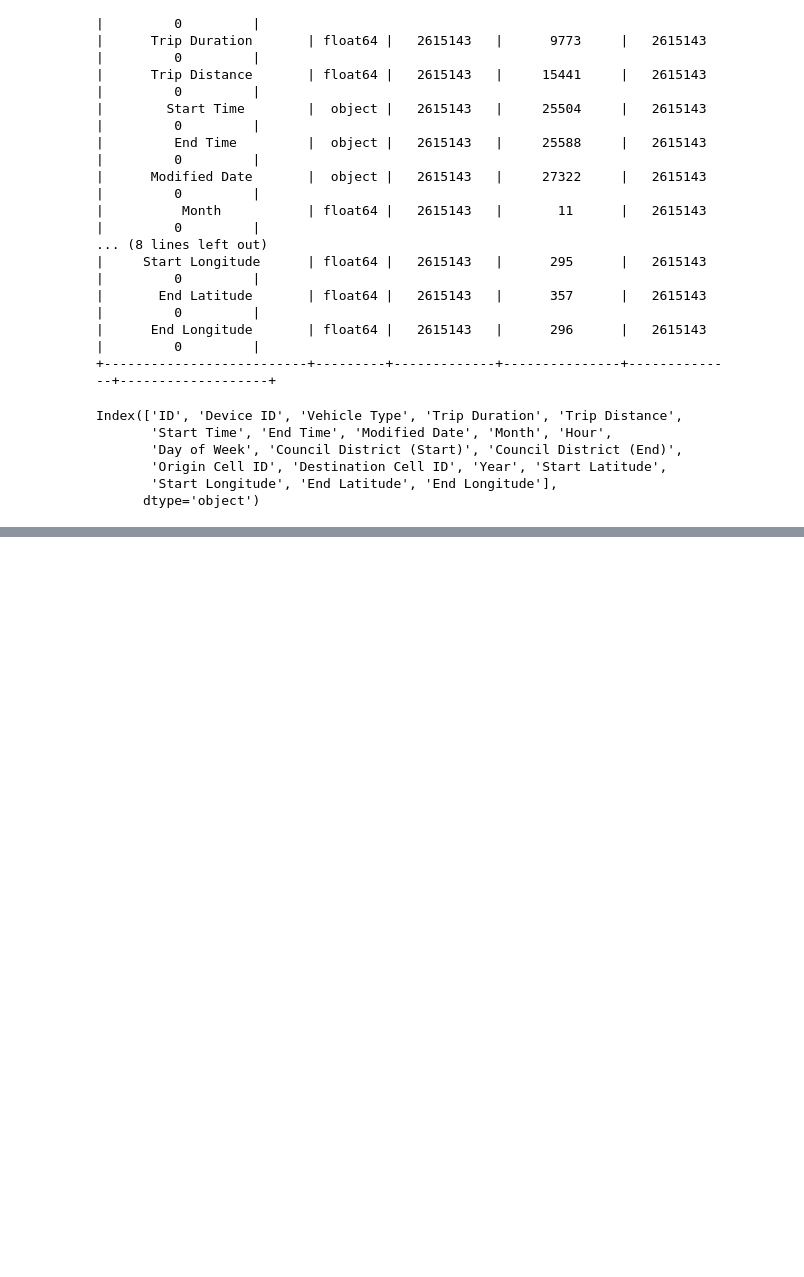
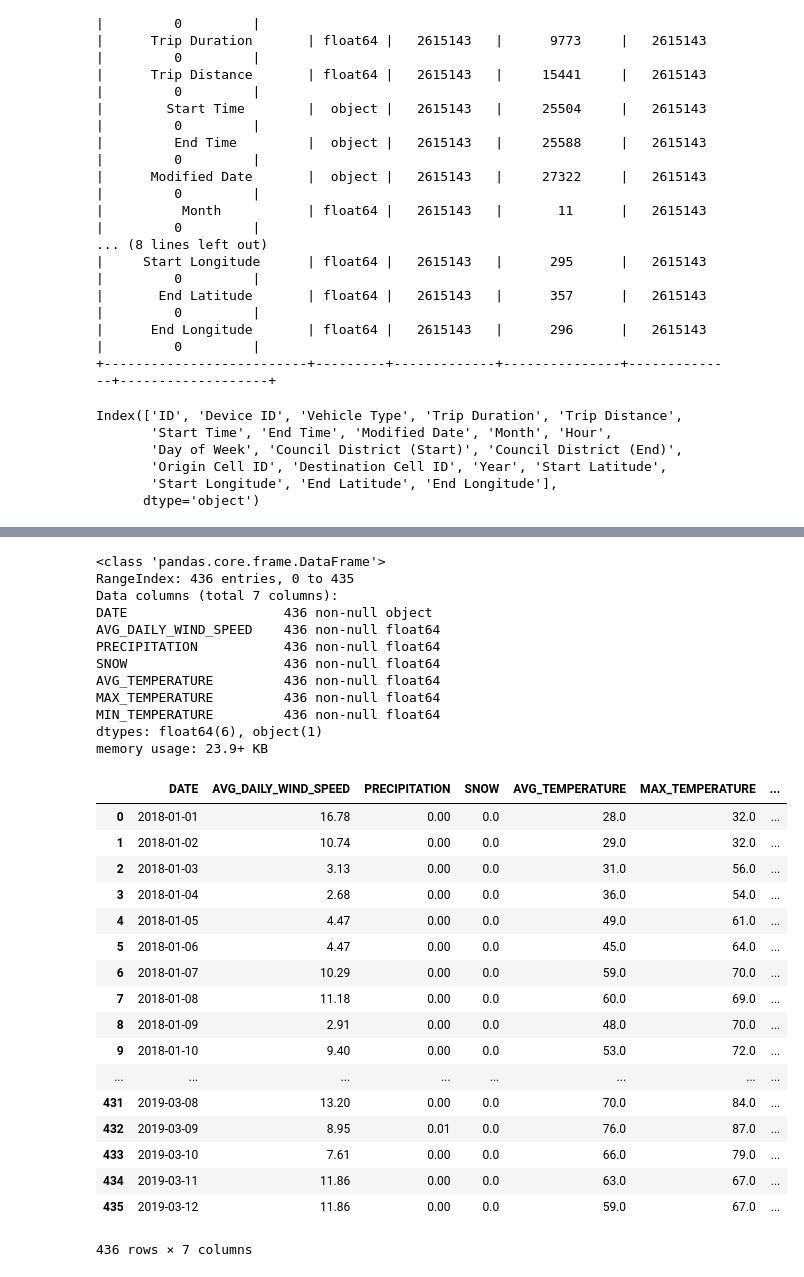
Before and after one commit to sameerabalay/Dockless_Mobility, a Jupyter notebook: src/EDA.ipynb, the cells around one changed output, grey strips where cells are left out. Saved outputs shown, nothing was run; the diff lists cells and outputs as text; code cells hidden in the pictures; blank space fills up the shorter version.

Commit message:
Null Validation and Data Conversion Complete for both Weather and Scooter Data

```diff
--- a/src/EDA.ipynb
+++ b/src/EDA.ipynb
@@ -396,0 +451,38 @@ df.drop(mobility_columns_to_drop, axis=1, inplace=True)
+# %%
+weather_df.rename(columns={'AWND': 'AVG_DAILY_WIND_SPEED', 'PRCP': 'PRECIPITATION','TAVG': 'AVG_TEMPERATURE', 'TMAX': 'MAX_TEMPERATURE','TMIN': 'MIN_TEMPERATURE' }, inplace=True)
+# %%
+weather_df.info()
+
+weather_df_1 = weather_df
+weather_df_1
+# %% [output]
+<class 'pandas.core.frame.DataFrame'>
+RangeIndex: 436 entries, 0 to 435
+Data columns (total 7 columns):
+DATE                    436 non-null object
+AVG_DAILY_WIND_SPEED    436 non-null float64
+PRECIPITATION           436 non-null float64
+SNOW                    436 non-null float64
+AVG_TEMPERATURE         436 non-null float64
+MAX_TEMPERATURE         436 non-null float64
+MIN_TEMPERATURE         436 non-null float64
+dtypes: float64(6), object(1)
+memory usage: 23.9+ KB
+|  | DATE | AVG_DAILY_WIND_SPEED | PRECIPITATION | SNOW | AVG_TEMPERATURE | MAX_TEMPERATURE | ... |
+| 0 | 2018-01-01 | 16.78 | 0.00 | 0.0 | 28.0 | 32.0 | ... |
+| 1 | 2018-01-02 | 10.74 | 0.00 | 0.0 | 29.0 | 32.0 | ... |
+| 2 | 2018-01-03 | 3.13 | 0.00 | 0.0 | 31.0 | 56.0 | ... |
+| 3 | 2018-01-04 | 2.68 | 0.00 | 0.0 | 36.0 | 54.0 | ... |
+| 4 | 2018-01-05 | 4.47 | 0.00 | 0.0 | 49.0 | 61.0 | ... |
+| 5 | 2018-01-06 | 4.47 | 0.00 | 0.0 | 45.0 | 64.0 | ... |
+| 6 | 2018-01-07 | 10.29 | 0.00 | 0.0 | 59.0 | 70.0 | ... |
+| 7 | 2018-01-08 | 11.18 | 0.00 | 0.0 | 60.0 | 69.0 | ... |
+| 8 | 2018-01-09 | 2.91 | 0.00 | 0.0 | 48.0 | 70.0 | ... |
+| 9 | 2018-01-10 | 9.40 | 0.00 | 0.0 | 53.0 | 72.0 | ... |
+| ... | ... | ... | ... | ... | ... | ... | ... |
+| 431 | 2019-03-08 | 13.20 | 0.00 | 0.0 | 70.0 | 84.0 | ... |
+| 432 | 2019-03-09 | 8.95 | 0.01 | 0.0 | 76.0 | 87.0 | ... |
+| 433 | 2019-03-10 | 7.61 | 0.00 | 0.0 | 66.0 | 79.0 | ... |
+| 434 | 2019-03-11 | 11.86 | 0.00 | 0.0 | 63.0 | 67.0 | ... |
+| 435 | 2019-03-12 | 11.86 | 0.00 | 0.0 | 59.0 | 67.0 | ... |
+436 rows × 7 columns
```
Also changed, not shown: parts of 20 cells of this notebook, 1 other file.
